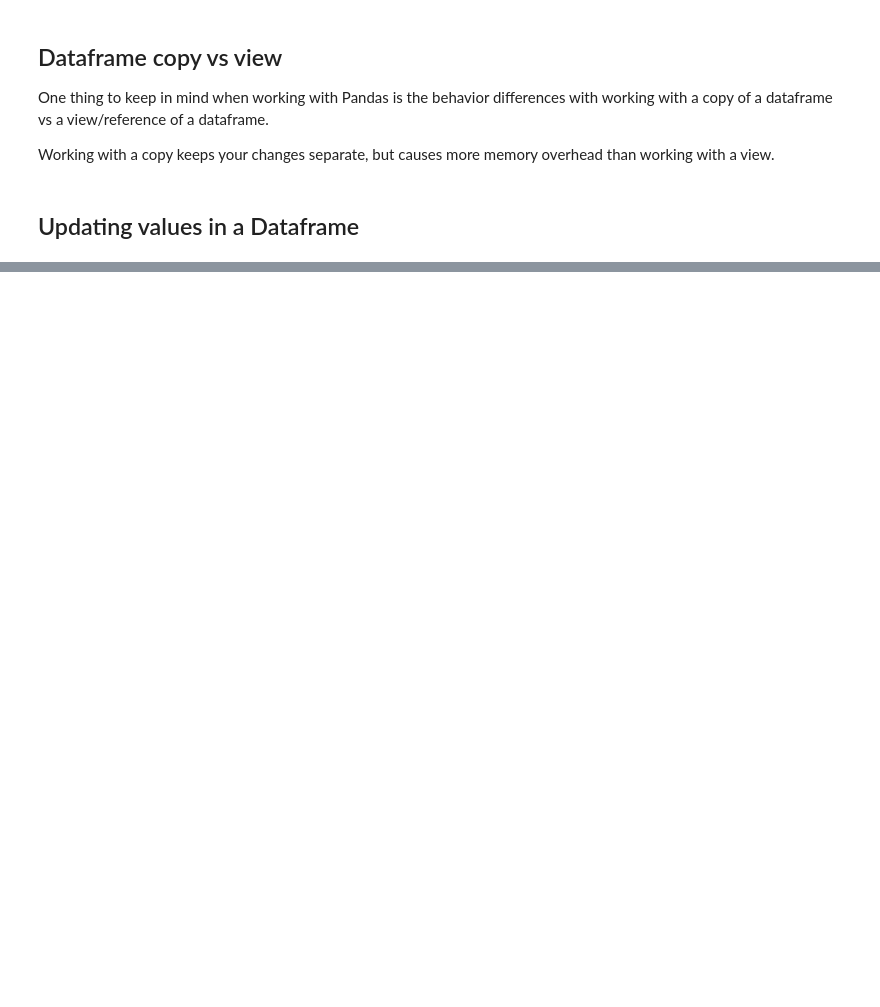
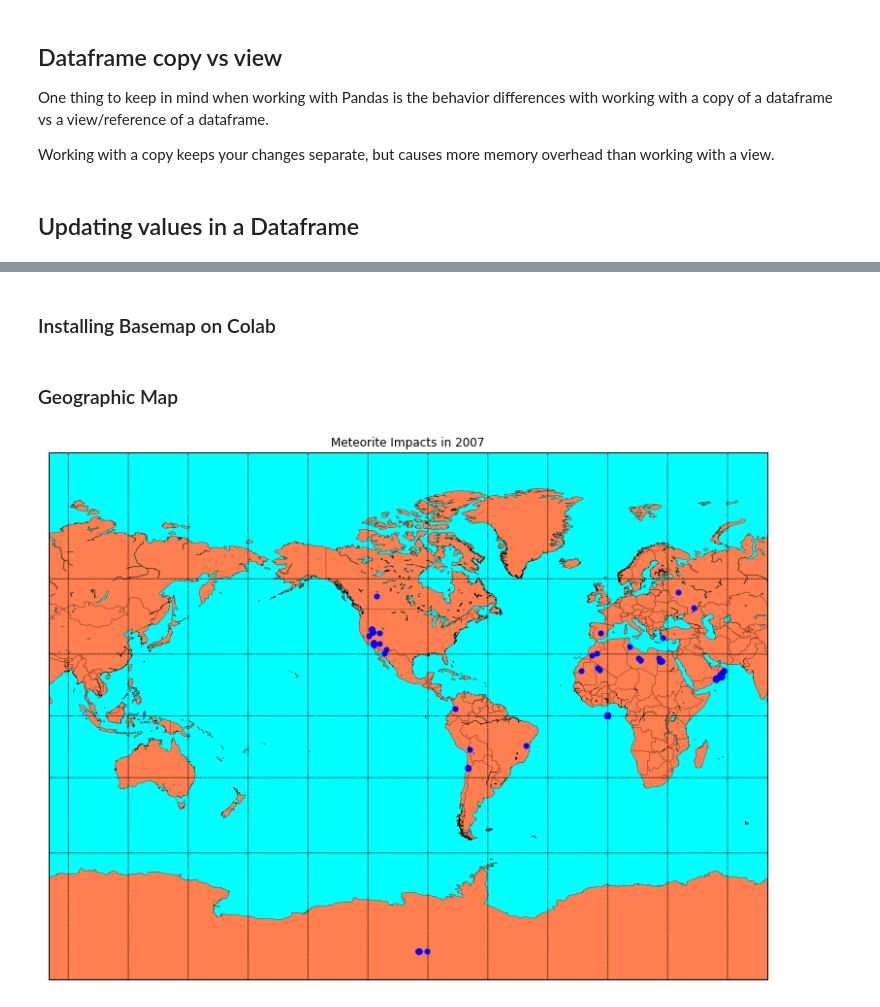
Before and after one commit to HSV-AI/presentations, a Jupyter notebook: 2019/191002_Data_Analysis_Jupyter.ipynb, the cells around one changed output, grey strips where cells are left out. Saved outputs shown, nothing was run; the diff lists cells and outputs as text; code cells hidden in the pictures; blank space fills up the shorter version.

```diff
--- a/2019/191002_Data_Analysis_Jupyter.ipynb
+++ b/2019/191002_Data_Analysis_Jupyter.ipynb
@@ -185,3 +230,5 @@ grouped = df.loc[:,['mass (g)','year']].groupby('year').mean()
 grouped.columns = ['avg']
 grouped.sort_values(by='year').plot(kind='bar', figsize=(15,10))
 plt.show()
+# %% [markdown]
+### Installing Basemap on Colab
@@ -187,0 +241,31 @@ plt.show()
+# %% [markdown]
+### Geographic Map
+# %%
+#@title Year of Impact
+#@markdown Forms support many types of fields.
+year = 2007 #@param {type:"slider", min:2000, max:2010, step:1}
+#@markdown ---
+# %%
+from mpl_toolkits.basemap import Basemap
+
+plt.figure(figsize=(15,10))
+
+map = Basemap(projection='mill',lat_0=0,lon_0=-100,resolution='l')
+# draw coastlines, country boundaries, fill continents.
+map.drawcoastlines(linewidth=0.25)
+map.drawcountries(linewidth=0.25)
+map.fillcontinents(color='coral',lake_color='aqua')
+# draw the edge of the map projection region (the projection limb)
+map.drawmapboundary(fill_color='aqua')
+# draw lat/lon grid lines every 30 degrees.
+map.drawmeridians(np.arange(0,360,30))
+map.drawparallels(np.arange(-90,90,30))
+
+df_year = df[df.year == year]
+x,y = map(df_year.reclong.values, df_year.reclat.values)
+map.plot(x, y, 'bo', markersize=5)
+
+plt.title('Meteorite Impacts in '+str(year))
+plt.show()
+# %% [output]
+[figure, added]
```
Also changed, not shown: parts of 9 cells of this notebook.
